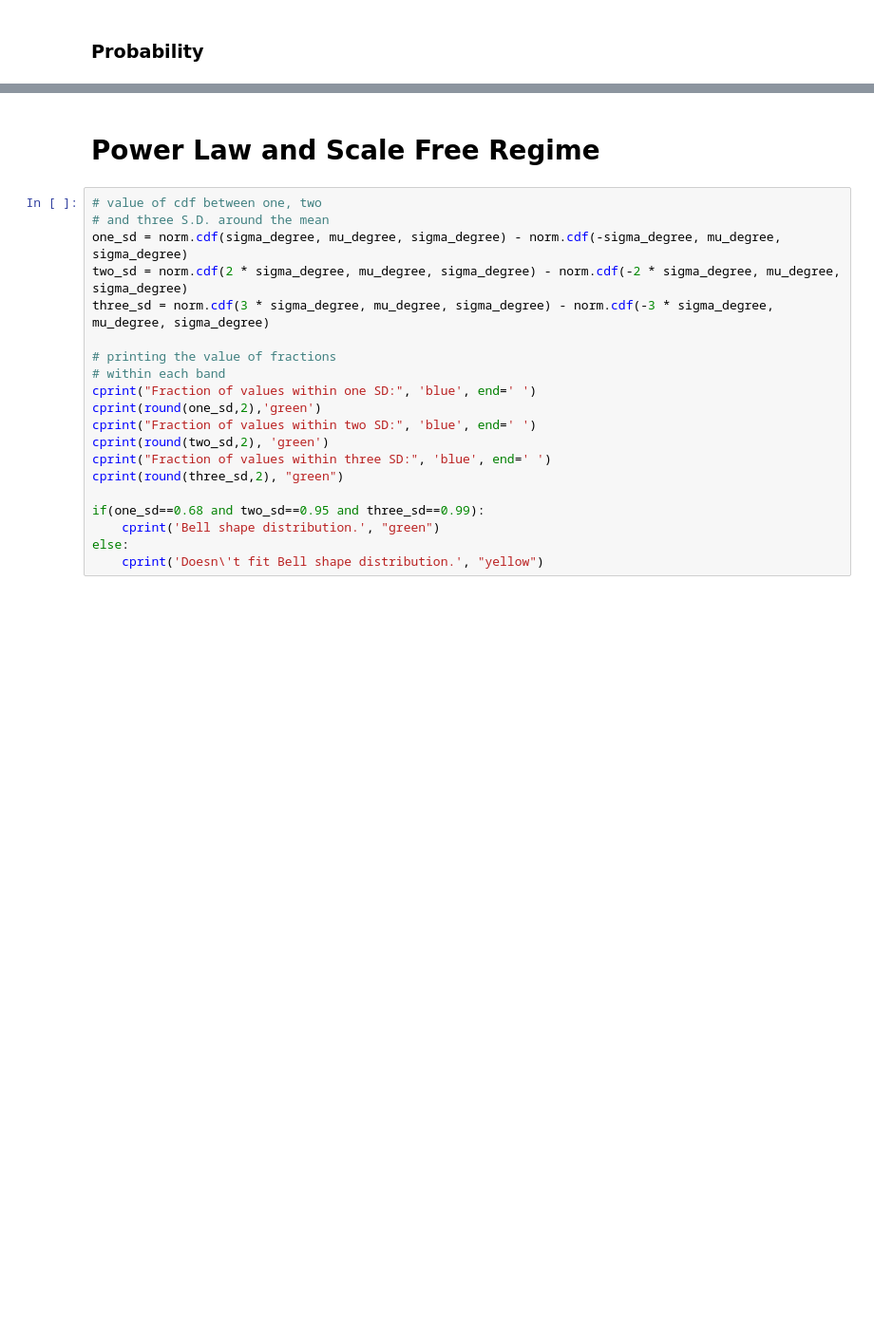
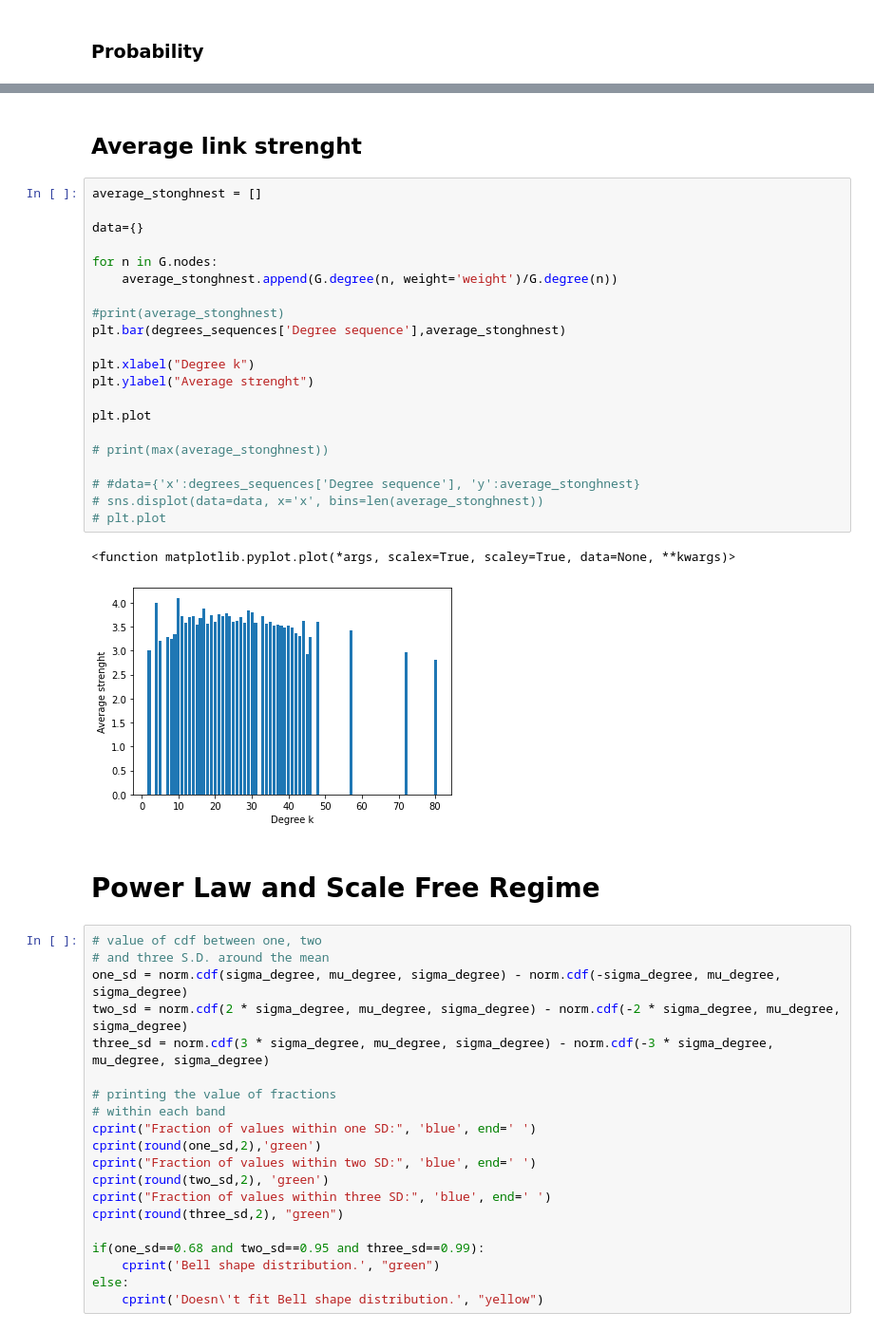
Before and after one commit to danielegerbaldo/Complex-Networks-Analysis-Project, a Jupyter notebook: CNA_Section_2_Network_Statistics.ipynb, the cells around one changed output, grey strips where cells are left out. Shown at 95% size. Drawn from its saved outputs; the diff is of its cells as text; blank space fills up the shorter version.

```diff
--- a/CNA_Section_2_Network_Statistics.ipynb
+++ b/CNA_Section_2_Network_Statistics.ipynb
@@ -259,3 +270,29 @@ fig_prob.figure.set_size_inches((30,20))
+# %% [markdown]
+## Average link strenght
+# %%
+average_stonghnest = []
+
+data={}
+
+for n in G.nodes:
+    average_stonghnest.append(G.degree(n, weight='weight')/G.degree(n))
+
+#print(average_stonghnest)
+plt.bar(degrees_sequences['Degree sequence'],average_stonghnest)
+
+plt.xlabel("Degree k")
+plt.ylabel("Average strenght")
+
+plt.plot
+
+# print(max(average_stonghnest))
+
+# #data={'x':degrees_sequences['Degree sequence'], 'y':average_stonghnest}
+# sns.displot(data=data, x='x', bins=len(average_stonghnest))
+# plt.plot
+# %% [output]
+<function matplotlib.pyplot.plot(*args, scalex=True, scaley=True, data=None, **kwargs)>
+[figure, added]
 # %% [markdown]
 # Power Law and Scale Free Regime
 # %%
```
Also changed, not shown: parts of 16 cells of this notebook.
